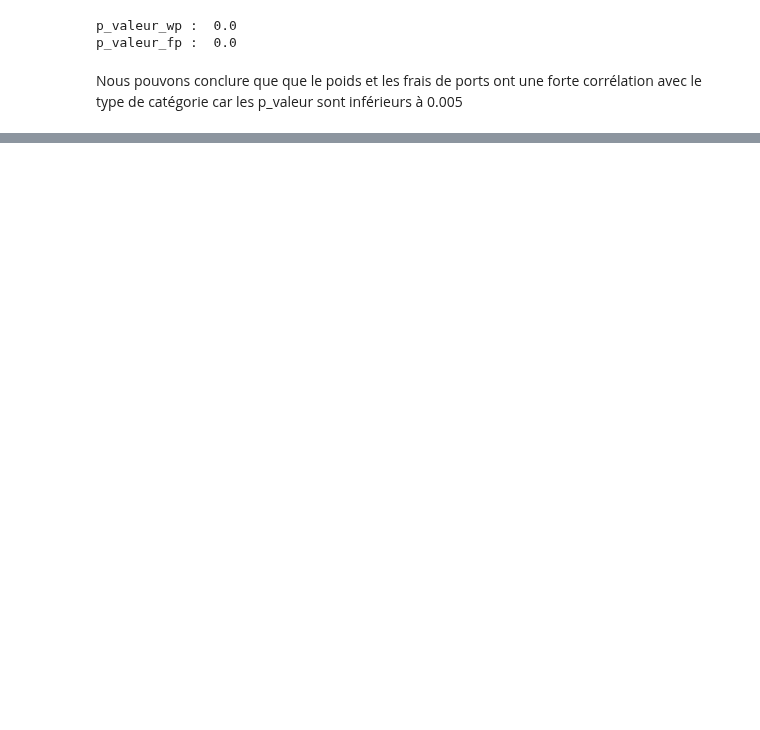
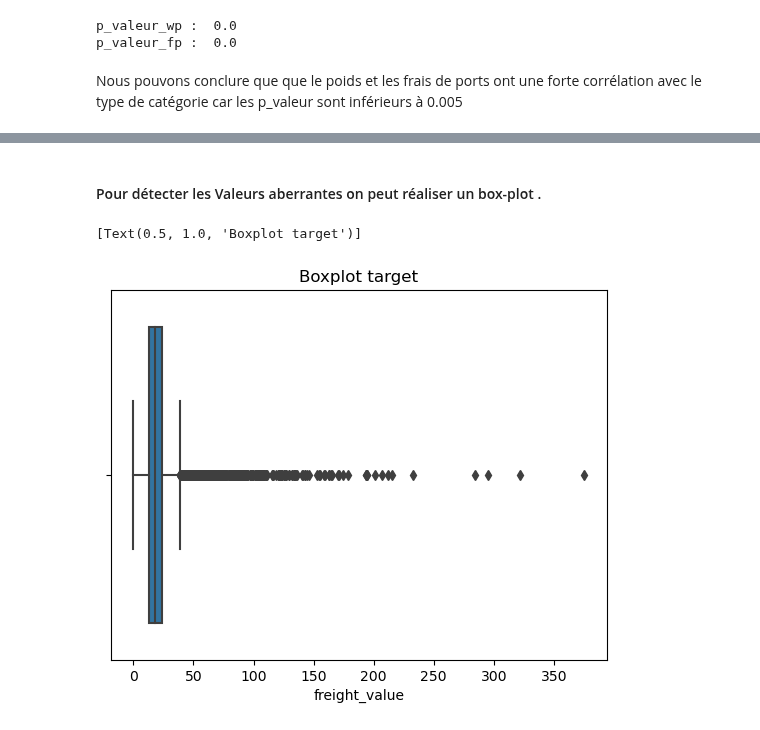
Before and after one commit to marlierecharlie/brief_13_la_data_dream_team, a Jupyter notebook: PREDICTION freight_value/freight_value.ipynb, the cells around one changed output, grey strips where cells are left out. Saved outputs shown, nothing was run; the diff lists cells and outputs as text; code cells hidden in the pictures; blank space fills up the shorter version.

```diff
--- a/PREDICTION freight_value/freight_value.ipynb
+++ b/PREDICTION freight_value/freight_value.ipynb
@@ -923,0 +955,9 @@ Nous pouvons conclure que que le poids et les frais de ports ont une forte corr
+# %%
+new_df=df[['volume_cm3','distance','price','freight_value']]
+# %% [markdown]
+#### Pour détecter les Valeurs aberrantes on peut réaliser un box-plot .
+# %%
+sns.boxplot(new_df,x="freight_value").set(title='Boxplot target')
+# %% [output]
+[Text(0.5, 1.0, 'Boxplot target')]
+[figure, added]
```
Also changed, not shown: parts of 28 cells of this notebook, 1 other file.
